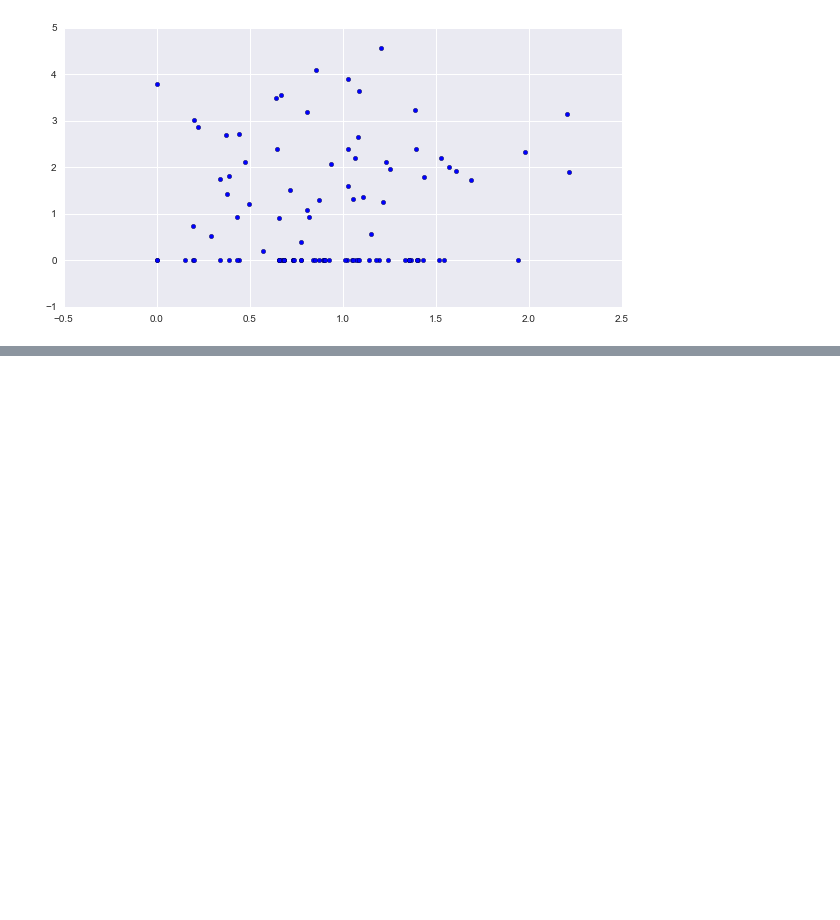
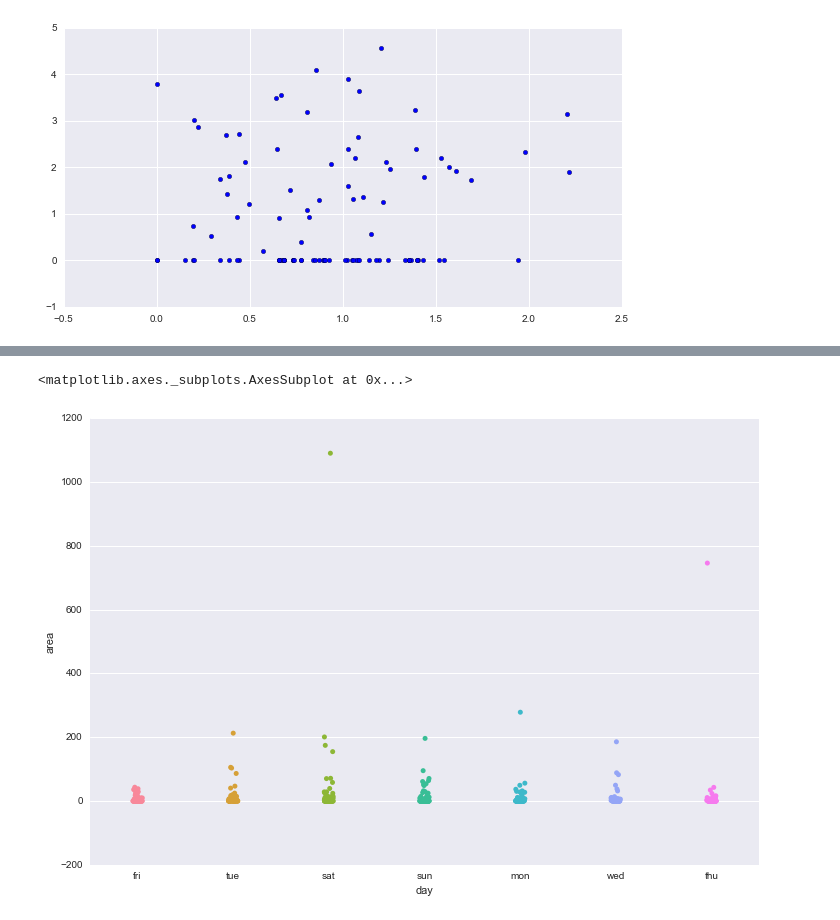
Before and after one commit to senior-sigan/ML_Competitions, a Jupyter notebook: uci_forest-fires/investigate.ipynb, the cells around one changed output, grey strips where cells are left out. Drawn from its saved outputs; the diff is of its cells as text; code cells hidden in the pictures; blank space fills up the shorter version.

```diff
--- a/uci_forest-fires/investigate.ipynb
+++ b/uci_forest-fires/investigate.ipynb
@@ -386,0 +432,6 @@ R2: -0.2881470463625892 std: 0.15204151656937143
+# %%
+plt.subplots(figsize=(12,8))
+sns.stripplot(x='day', y='area', data=data,jitter=0.05)
+# %% [output]
+<matplotlib.axes._subplots.AxesSubplot at 0x...>
+[figure, added]
```
Also changed, not shown: parts of 26 cells of this notebook.
